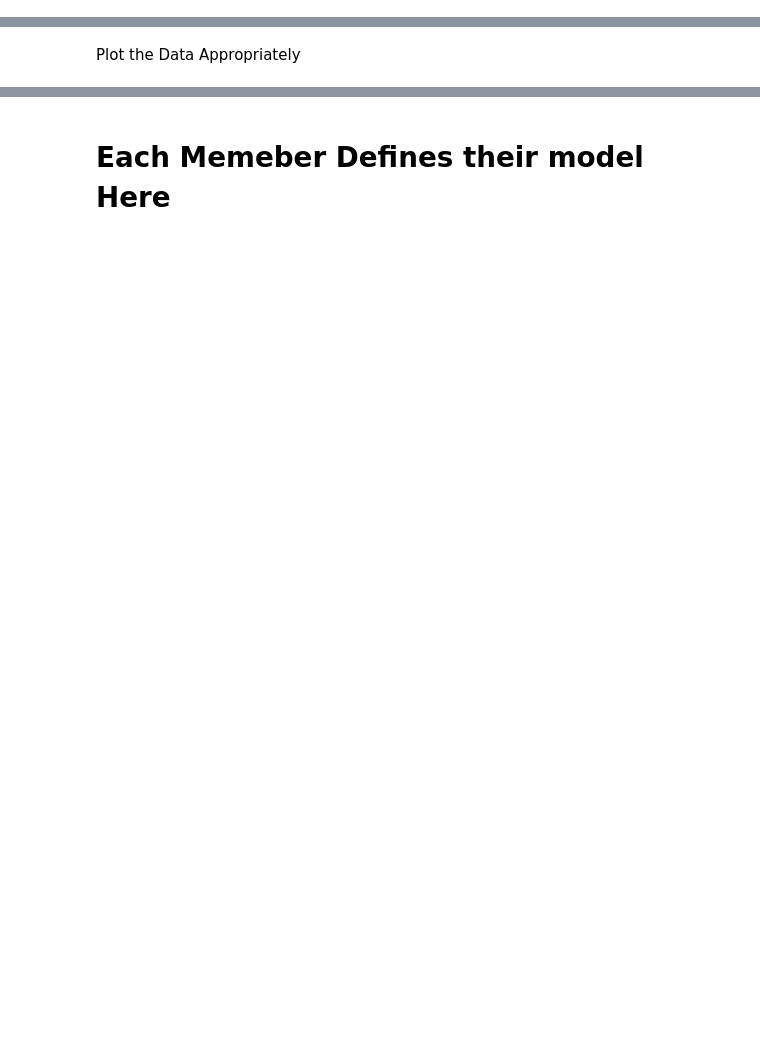
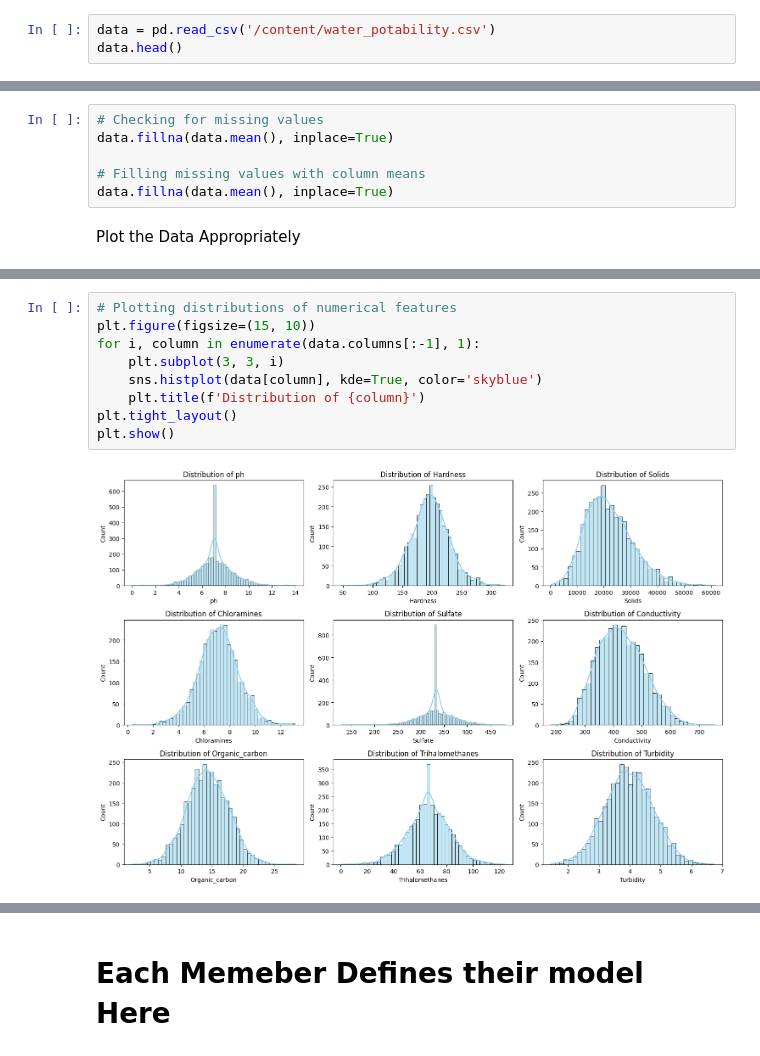
Before and after one commit to jkeza1/Group7_water-quality-model, a Jupyter notebook: formative_II_starter_code_.ipynb, the cells around one changed output, grey strips where cells are left out. Drawn from its saved outputs; the diff is of its cells as text; blank space fills up the shorter version.

```diff
--- a/formative_II_starter_code_.ipynb
+++ b/formative_II_starter_code_.ipynb
@@ -22,0 +24,3 @@ https://www.kaggle.com/datasets/uom190346a/water-quality-and-potability?select=w
+# %%
+data = pd.read_csv('/content/water_potability.csv')
+data.head()
@@ -23,2 +34,8 @@ https://www.kaggle.com/datasets/uom190346a/water-quality-and-potability?select=w
+# %%
+# Checking for missing values
+data.fillna(data.mean(), inplace=True)
+
+# Filling missing values with column means
+data.fillna(data.mean(), inplace=True)
 # %% [markdown]
 Plot the Data Appropriately
@@ -36,0 +42,11 @@ X, y = pass
+# %%
+# Plotting distributions of numerical features
+plt.figure(figsize=(15, 10))
+for i, column in enumerate(data.columns[:-1], 1):
+    plt.subplot(3, 3, i)
+    sns.histplot(data[column], kde=True, color='skyblue')
+    plt.title(f'Distribution of {column}')
+plt.tight_layout()
+plt.show()
+# %% [output]
+[figure, added]
```
Also changed, not shown: parts of 24 cells of this notebook.
